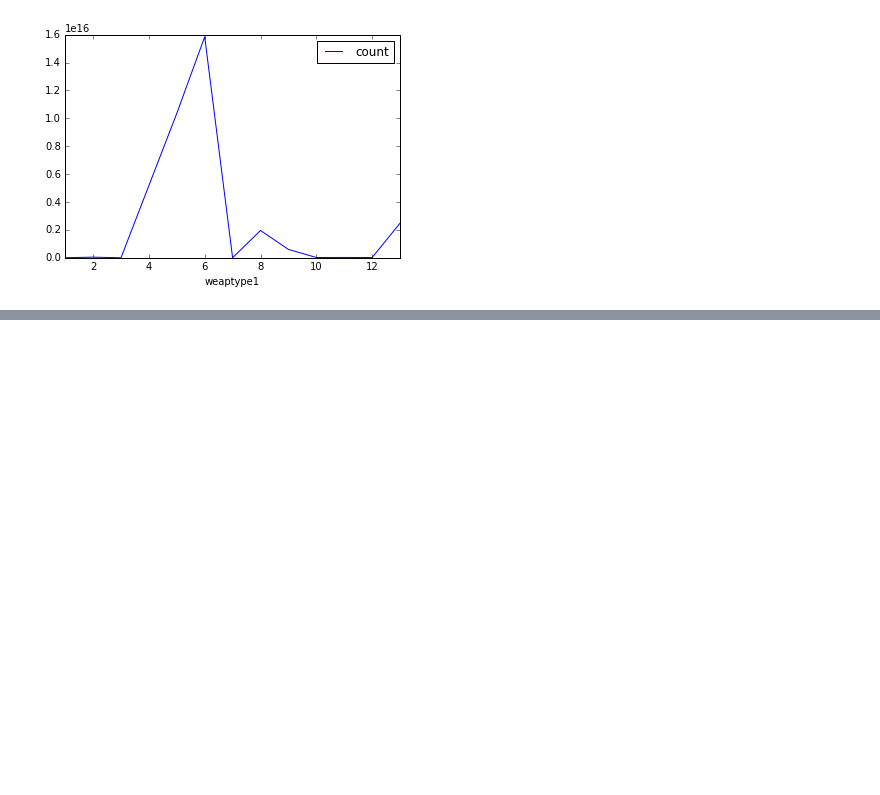
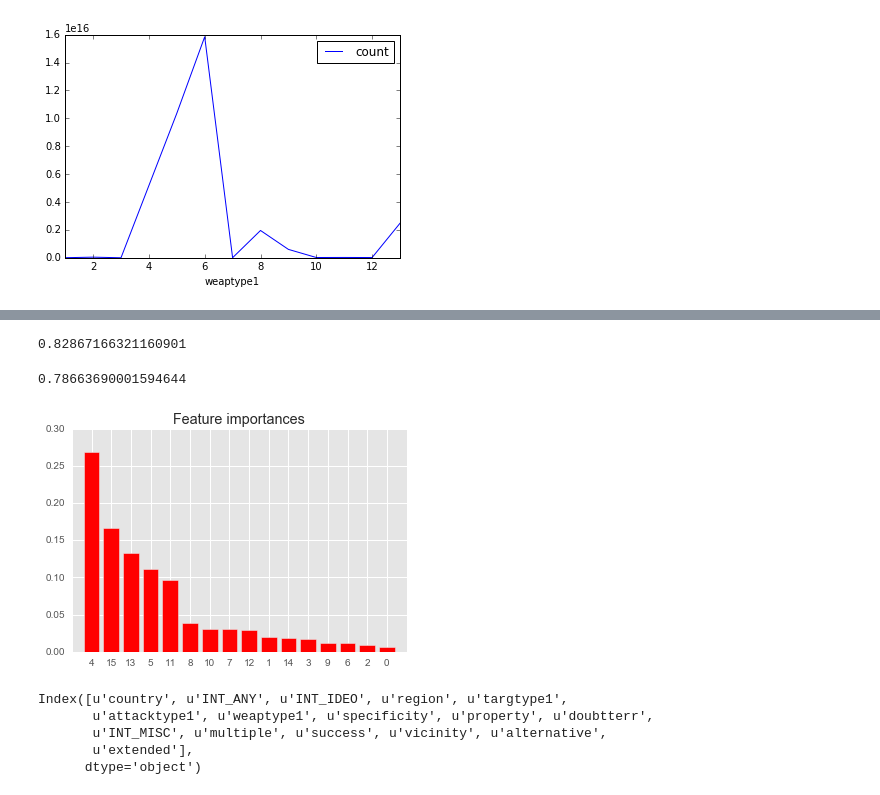
Before and after one commit to qwang51/Global-Terrorism, a Jupyter notebook: Exploratory Analysis.ipynb, the cells around one changed output, grey strips where cells are left out. Drawn from its saved outputs; the diff is of its cells as text; code cells hidden in the pictures; blank space fills up the shorter version.

```diff
--- a/Exploratory Analysis.ipynb
+++ b/Exploratory Analysis.ipynb
@@ -77,0 +351,51 @@ X_train.shape, y_train.shape
+# %%
+clf = RandomForestClassifier(n_estimators=10, n_jobs=2)
+clf = clf.fit(X_train, y_train)
+
+# Predict
+y_pred = clf.predict(X_test)
+
+# Get the accuracy score
+clf.score(X_test, y_test)
+# %% [output]
+0.82867166321160901
+# %%
+random.seed(123123)
+X = sub_gtd2.drop('gname', axis=1)
+y = sub_gtd2.gname
+# %%
+X_train, X_test, y_train, y_test = train_test_split(X, y, test_size=0.2, random_state=0)
+# %%
+clf = RandomForestClassifier(n_estimators=10, n_jobs=2)
+clf = clf.fit(X_train, y_train)
+
+# Predict
+y_pred = clf.predict(X_test)
+
+# Get the accuracy score
+clf.score(X_test, y_test)
+# %% [output]
+0.78663690001594644
+# %%
+importances = clf.feature_importances_
+std = np.std([clf.feature_importances_ for tree in clf.estimators_],
+             axis=0)
+indices = np.argsort(importances)[::-1]
+# %%
+plt.figure()
+plt.title("Feature importances")
+plt.bar(range(X.shape[1]), importances[indices],
+       color="r", yerr=std[indices], align="center")
+plt.xticks(range(X.shape[1]), indices)
+plt.xlim([-1, X.shape[1]])
+plt.show()
+# %% [output]
+[figure, added]
+# %%
+sub_gtd2.columns[indices]
+# %% [output]
+Index([u'country', u'INT_ANY', u'INT_IDEO', u'region', u'targtype1',
+       u'attacktype1', u'weaptype1', u'specificity', u'property', u'doubtterr',
+       u'INT_MISC', u'multiple', u'success', u'vicinity', u'alternative',
+       u'extended'],
+      dtype='object')
```
Also changed, not shown: parts of 62 cells of this notebook.
